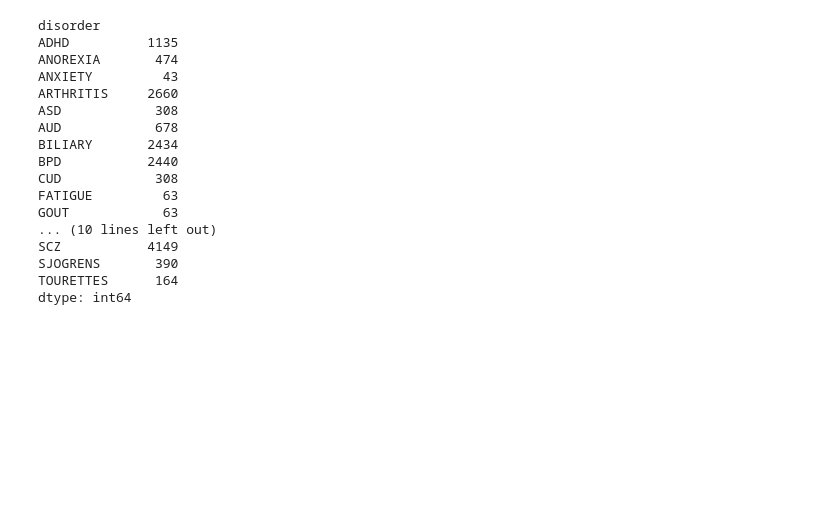
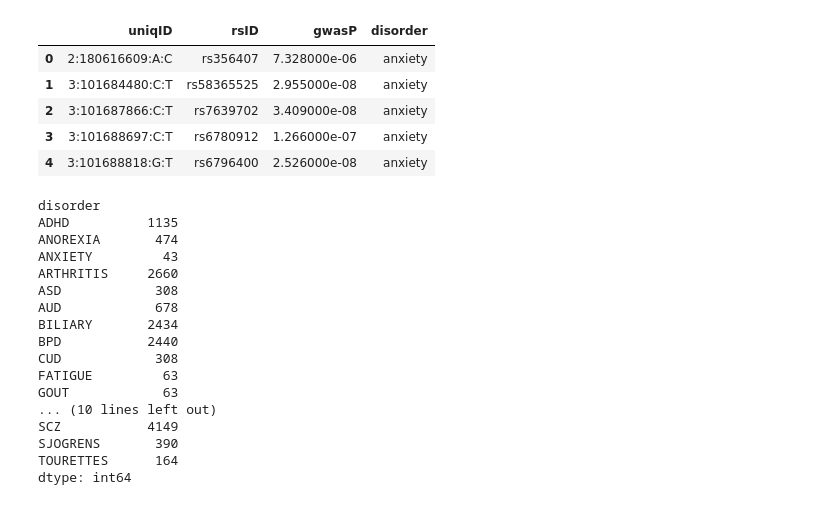
Before and after one commit to Aje026/Genetic-Overlap-in-Female-Biased-Disorders, a Jupyter notebook: snps_disorders.ipynb, the cells around one changed output. Cells and saved outputs as stored; diff of their text form; code cells hidden in the pictures; blank space fills up the shorter version.

Commit message:
select top snps

```diff
--- a/snps_disorders.ipynb
+++ b/snps_disorders.ipynb
@@ -18,7 +18,7 @@ from sklearn.preprocessing import LabelEncoder
 import plotly.express as px
 import xlsxwriter
 # %%
-""" # Read psychiatric files into dataframes
+# Read psychiatric files into dataframes
 adhd = pd.read_csv('FUMA_downloads_all_tissue/SNPs/snps_ADHD.txt', sep='\t')
 asd = pd.read_csv('FUMA_downloads_all_tissue/SNPs/snps_ASD.txt', sep='\t')
 anorexia = pd.read_csv('FUMA_downloads_all_tissue/SNPs/snps_ANOREXIA.txt', sep='\t')
@@ -29,8 +29,7 @@ cud = pd.read_csv('FUMA_downloads_all_tissue/SNPs/snps_CUD.txt', sep='\t')
 hoarding = pd.read_csv('FUMA_downloads_all_tissue/SNPs/snps_HOARDING.txt', sep='\t')
 mdd = pd.read_csv('FUMA_downloads_all_tissue/SNPs/snps_MDD.txt', sep='\t')
 ocd = pd.read_csv('FUMA_downloads_all_tissue/SNPs/snps_OCD.txt', sep='\t')
-od = pd.read_csv('FUMA_downloads_all_tissue/SNPs/snps_OD.txt', sep='\t')
+#od = pd.read_csv('FUMA_downloads_all_tissue/SNPs/snps_OD.txt', sep='\t')
 ptsd = pd.read_csv('FUMA_downloads_all_tissue/SNPs/snps_PTSD.txt', sep='\t' )
 scz = pd.read_csv('FUMA_downloads_all_tissue/SNPs/snps_SCZ.txt', sep='\t')
 tourette = pd.read_csv('FUMA_downloads_all_tissue/SNPs/snps_TOURETTES.txt', sep='\t')
- """
@@ -60,12 +85,6 @@ for filename in os.listdir(directory_path):
 
         # Append the DataFrame to the list
         df_list.append(df)
-# %%
-#select only the columns of interest
-new_df_list = []
-for df in df_list:
-    df = df[['uniqID', 'tissue', 'symbol', 'disorder']]
-    new_df_list.append(df)
 # %%
 # sjogrens = pd.read_csv('FUMA_downloads_all_tissue/SNPs/snps_SJOGRENS.txt', sep='\t')
 # lupus = pd.read_csv('FUMA_downloads_all_tissue/SNPs/snps_LUPUS.txt', sep='\t')
@@ -81,24 +100,23 @@ for df in df_list:
 # gout = pd.read_csv('FUMA_downloads_all_tissue/SNPs/snps_GOUT.txt', sep='\t')
 # %%
 # Lists of all dataframes
-#psych = [adhd, asd, anorexia, anxiety, aud, bpd, cud, hoarding, mdd, ocd, od, ptsd, scz, tourette]
+psych = [adhd, asd, anorexia, anxiety, aud, bpd, cud, hoarding, mdd, ocd, ptsd, scz, tourette]
 # other = [epilepsy, sjogrens, lupus, biliary_chorrhosis, myasthenia, rh_arthritis, ms, parkinsons,migraine, fibromyalgia, fatigue, ibs, gout]
 #lists of disorder names
-psych_names = ['adhd', 'asd', 'anorexia', 'anxiety', 'aud', 'bpd', 'cud', 'hoarding', 'mdd', 'ocd', 'od', 'ptsd', 'scz', 'tourette']
-other_names = ['epilepsy','sjogrens', 'lupus', 'biliary_chorrhosis', 'myasthenia', 'rh_arthritis', 'ms', 'parkinsons','migraine', 'fibromyalgia', 'fatigue', 'ibs', 'gout']
+psych_names = ['adhd', 'asd', 'anorexia', 'anxiety', 'aud', 'bpd', 'cud', 'hoarding', 'mdd', 'ocd', 'ptsd', 'scz', 'tourette']
+#other_names = ['epilepsy','sjogrens', 'lupus', 'biliary_chorrhosis', 'myasthenia', 'rh_arthritis', 'ms', 'parkinsons','migraine', 'fibromyalgia', 'fatigue', 'ibs', 'gout']
 # %%
-def clean_data(df_list, disorder_names_list):
-
-    #Add a column with the name of the disorder in each dataframe
-    for df, name in zip(df_list, disorder_names_list):
-        df['disorder'] = name
 
 
-    new_df_list =[]
-    # Removing rows with NaN values and selecting relevant columns
-    for df in df_list:
-        df.dropna(subset=['gwasP'], inplace=True)
-        df = df[['uniqID', 'rsID', 'gwasP', 'disorder']]
-        new_df_list.append(df)
+#Add a column with the name of the disorder in each dataframe
+for df, name in zip(psych, psych_names):
+    df['disorder'] = name
 
-    return new_df_list
+
+new_df_list =[]
+# Removing rows with NaN values and selecting relevant columns
+for df in psych:
+    df.dropna(subset=['gwasP'], inplace=True)
+    df = df[['uniqID', 'rsID', 'gwasP', 'disorder']]
+    df.reset_index(drop=True,inplace=True)
+    new_df_list.append(df)
@@ -108,0 +123,9 @@ dfs_psych = clean_data(psych, psych_names)
+# %%
+new_df_list[3].head()
+# %% [output]
+|  | uniqID | rsID | gwasP | disorder |
+| 0 | 2:180616609:A:C | rs356407 | 7.328000e-06 | anxiety |
+| 1 | 3:101684480:C:T | rs58365525 | 2.955000e-08 | anxiety |
+| 2 | 3:101687866:C:T | rs7639702 | 3.409000e-08 | anxiety |
+| 3 | 3:101688697:C:T | rs6780912 | 1.266000e-07 | anxiety |
+| 4 | 3:101688818:G:T | rs6796400 | 2.526000e-08 | anxiety |
```
Also changed, not shown: parts of 3 cells of this notebook.
